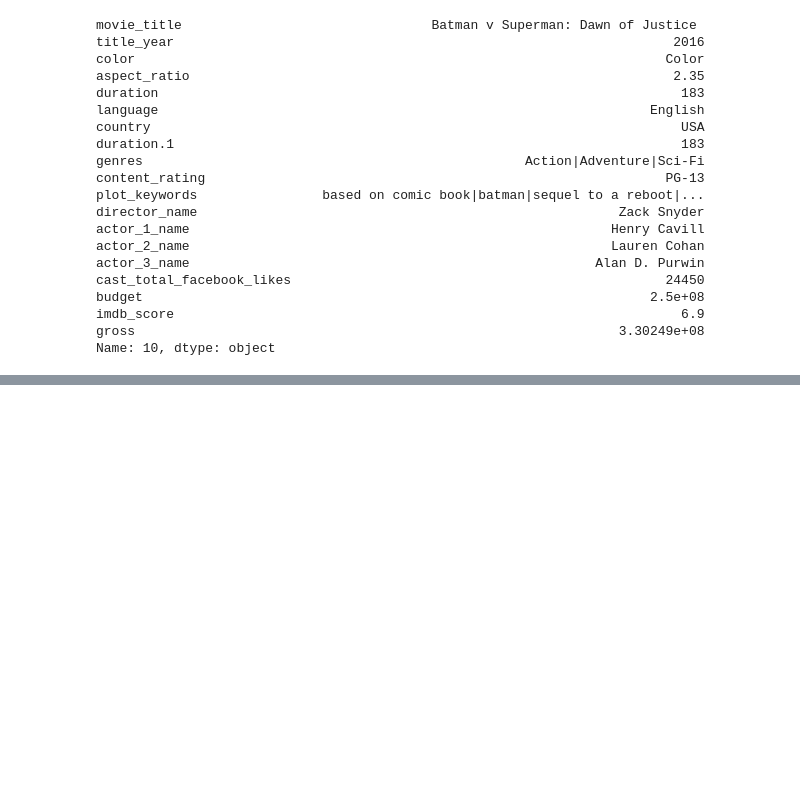
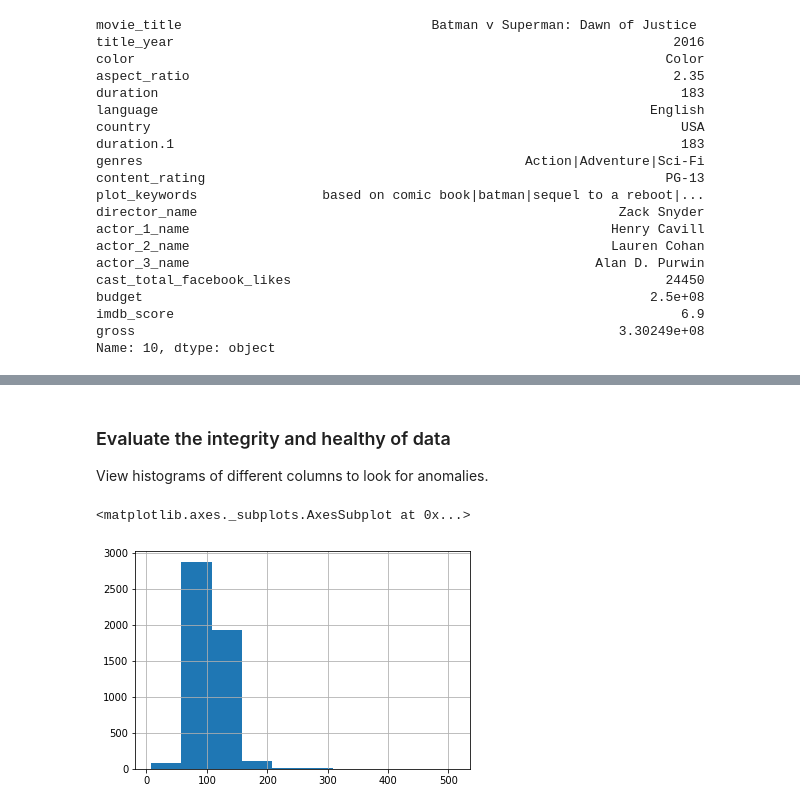
Before and after one commit to ivanmtoroc/scipy-intro, a Jupyter notebook: data_preparation.ipynb, the cells around one changed output, grey strips where cells are left out. Drawn from its saved outputs; the diff is of its cells as text; code cells hidden in the pictures; blank space fills up the shorter version.

Commit message:
feat: add inspection and integrity

```diff
--- a/data_preparation.ipynb
+++ b/data_preparation.ipynb
@@ -91,0 +115,5 @@ Name: 10, dtype: object
+# %%
+# Get dtypes of DataFrame columns
+print(type(movies.dtypes))
+movie_dtypes = movies.dtypes
+movie_dtypes
@@ -91,0 +142,4 @@ Name: 10, dtype: object
+# %%
+# Compare data by dtypes (float and int)
+numerical_columns = (movie_dtypes == float) | (movie_dtypes == int)
+numerical_columns
@@ -91,0 +167,4 @@ Name: 10, dtype: object
+# %%
+# Get numerical column list
+numerical_columns_list = [col for col in numerical_columns.index if numerical_columns[col]]
+numerical_columns_list
@@ -91,0 +223,4 @@ Name: 10, dtype: object
+# %%
+# Get statistics of numerical columns
+movies_numerical_data = movies[numerical_columns_list]
+movies_numerical_data.describe()
@@ -91,0 +237,9 @@ Name: 10, dtype: object
+# %% [markdown]
+### Evaluate the integrity and healthy of data
+
+View histograms of different columns to look for anomalies.
+# %%
+movies_numerical_data['duration'].hist()
+# %% [output]
+<matplotlib.axes._subplots.AxesSubplot at 0x...>
+[figure, added]
```
Also changed, not shown: parts of 13 cells of this notebook.
